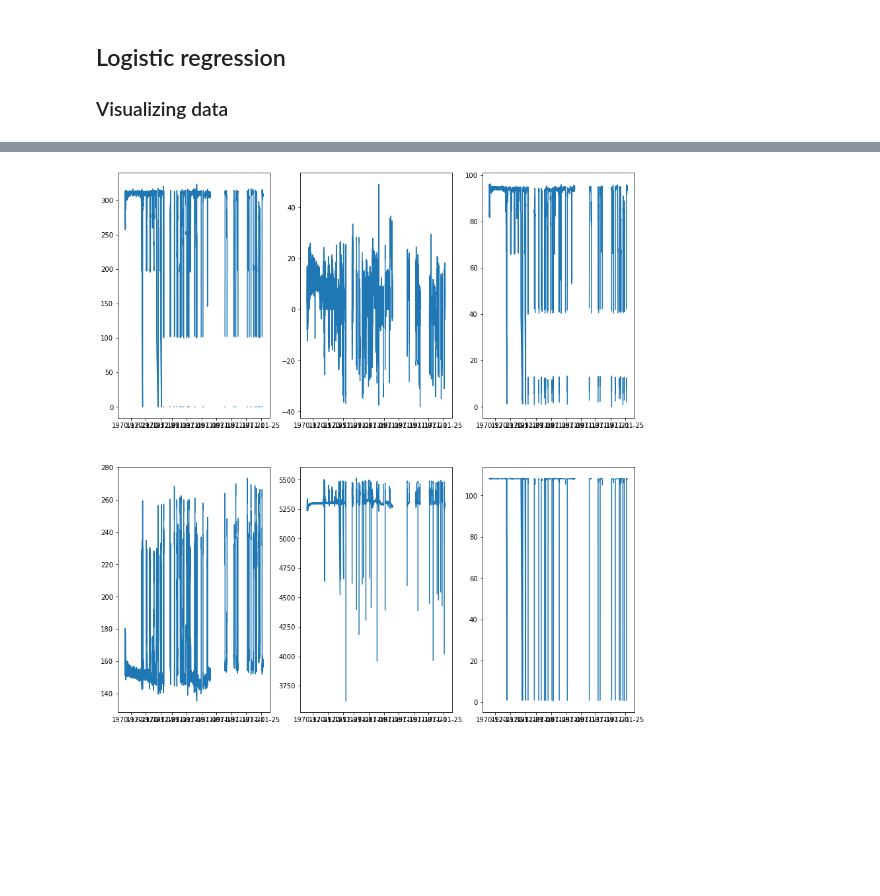
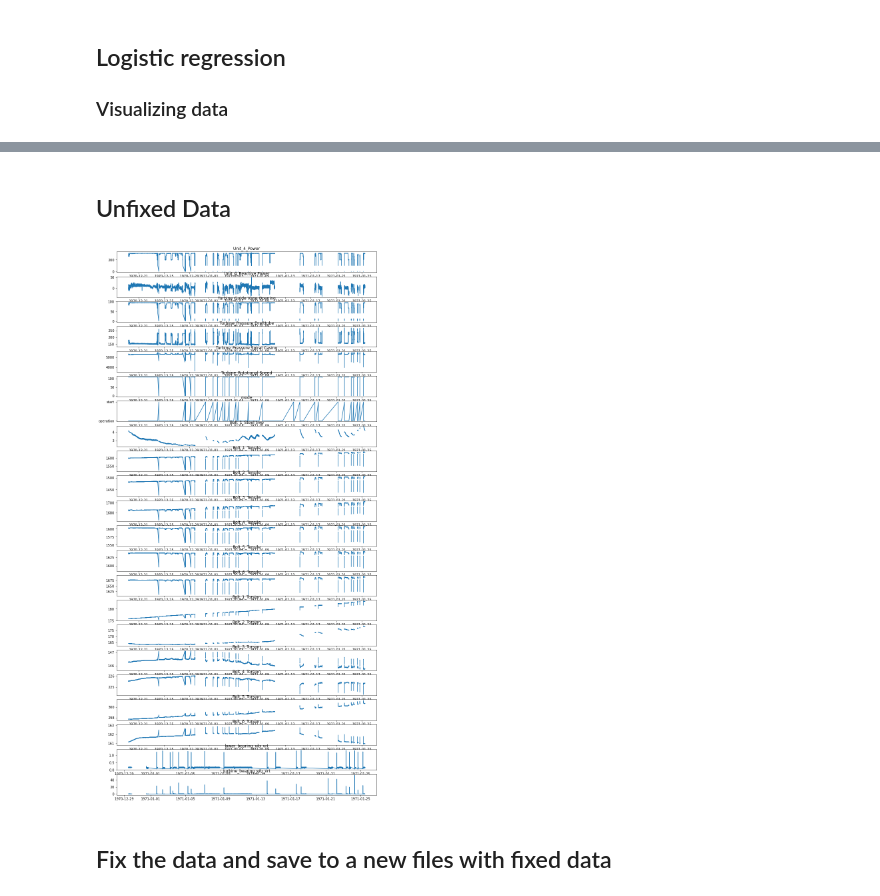
Before and after one commit to sysco-middleware/krafthack2022onsite, a Jupyter notebook: HackatonWorkbook.ipynb, the cells around one changed output, grey strips where cells are left out. Saved outputs shown, nothing was run; the diff lists cells and outputs as text; code cells hidden in the pictures; blank space fills up the shorter version.

Commit message:
Update HackatonWorkbook.ipynb
plotted unfixed data

```diff
--- a/HackatonWorkbook.ipynb
+++ b/HackatonWorkbook.ipynb
@@ -47,17 +47,21 @@ timepoints
 
 [1874087 rows x 22 columns]>
 # %%
-power = df["Unit_4_Power"]
-reactivePower = df["Unit_4_Reactive Power"]
-vaneOpening = df["Turbine_Guide Vane Opening"]
-DraftTubePressure = df["Turbine_Pressure Drafttube"]
-SpiralCasingPressure =df["Turbine_Pressure Spiral Casing"]
-RotationalSpeed = df["Turbine_Rotational Speed"]
-data = [power, reactivePower, vaneOpening, DraftTubePressure, SpiralCasingPressure, RotationalSpeed]
+dfColumns = df.columns
+data = []
+for x in dfColumns:
+    data.append(df[x])
+# %% [markdown]
+## Unfixed Data
 # %%
-fig, axs = plt.subplots(2, 3,figsize = (14, 15))
+fig, axs = plt.subplots(len(data), figsize = (14, 30))
 axs = axs.flatten()
 for i in range(0,len(axs)):
     axs[i].plot(data[i])
+    axs[i].set_title(dfColumns[i])
+plt.subplots_adjust(hspace=0.2)
+plt.show()
 # %% [output]
-[figure, old version]
+[figure, new version]
+# %% [markdown]
+## Fix the data and save to a new files with fixed data
```
Also changed, not shown: parts of 2 cells of this notebook.
